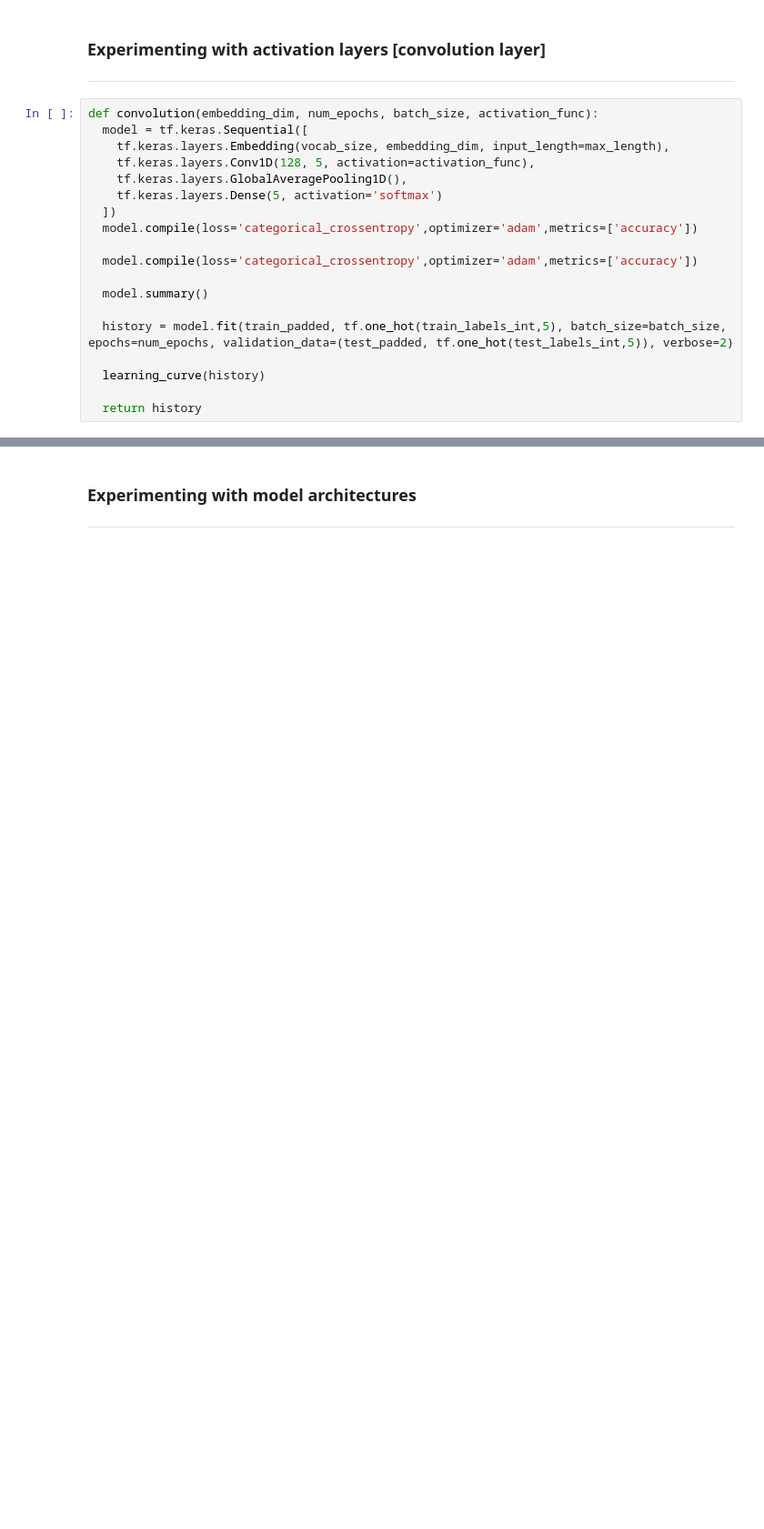
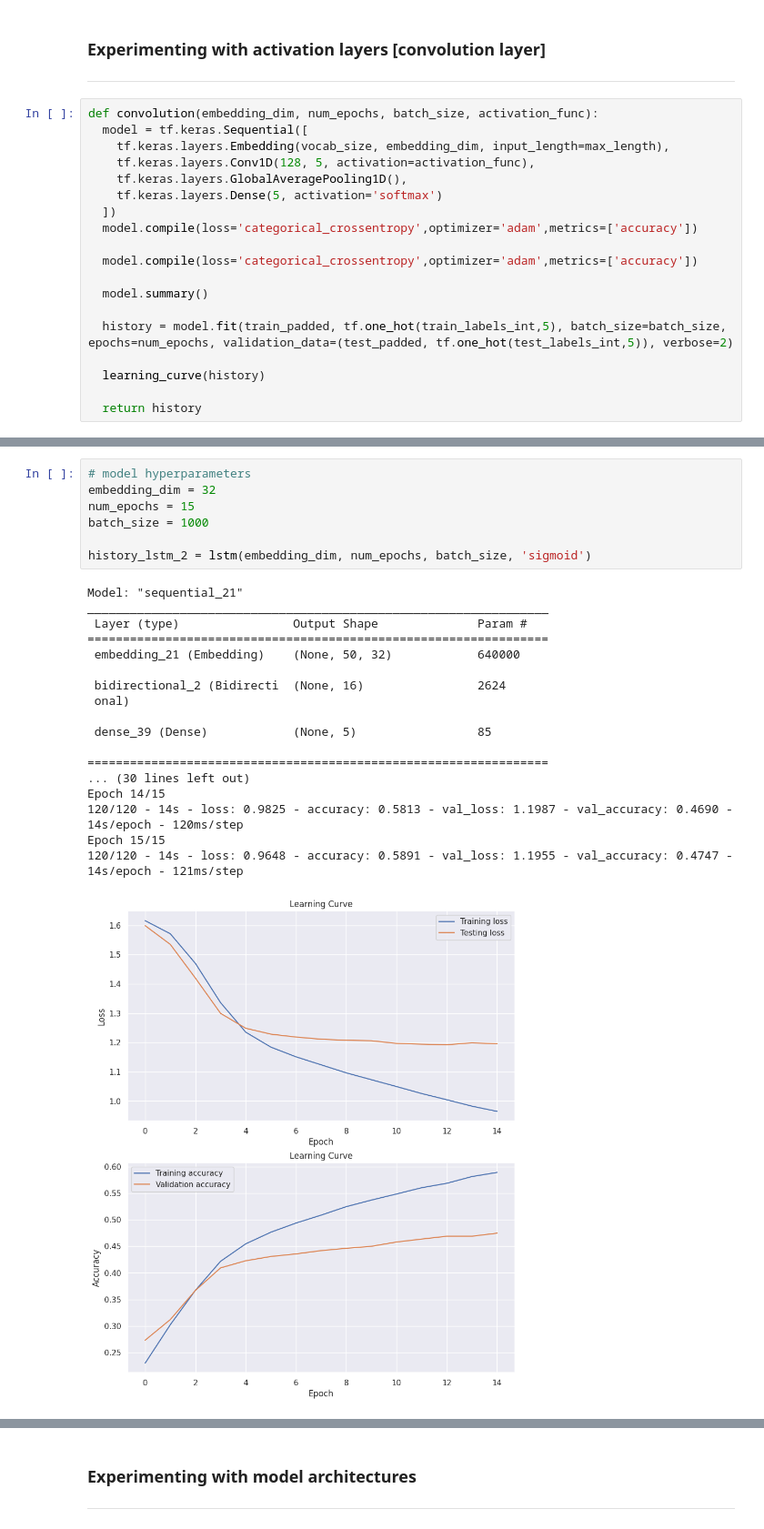
Before and after one commit to AmeerAliSaleem/MA4J5_Project, a Jupyter notebook: Ameer_Ali_Saleem_MA4J5_Main_Project.ipynb, the cells around one changed output, grey strips where cells are left out. Shown at 91% size. Drawn from its saved outputs; the diff is of its cells as text; blank space fills up the shorter version.

```diff
--- a/Ameer_Ali_Saleem_MA4J5_Main_Project.ipynb
+++ b/Ameer_Ali_Saleem_MA4J5_Main_Project.ipynb
@@ -817,0 +865,26 @@ plt.show()
+# %%
+# model hyperparameters
+embedding_dim = 32
+num_epochs = 15
+batch_size = 1000
+
+history_lstm_2 = lstm(embedding_dim, num_epochs, batch_size, 'sigmoid')
+# %% [output]
+Model: "sequential_21"
+_________________________________________________________________
+ Layer (type)                Output Shape              Param #
+=================================================================
+ embedding_21 (Embedding)    (None, 50, 32)            640000
+
+ bidirectional_2 (Bidirecti  (None, 16)                2624
+ onal)
+
+ dense_39 (Dense)            (None, 5)                 85
+
+=================================================================
+... (30 lines left out)
+Epoch 14/15
+120/120 - 14s - loss: 0.9825 - accuracy: 0.5813 - val_loss: 1.1987 - val_accuracy: 0.4690 - 14s/epoch - 120ms/step
+Epoch 15/15
+120/120 - 14s - loss: 0.9648 - accuracy: 0.5891 - val_loss: 1.1955 - val_accuracy: 0.4747 - 14s/epoch - 121ms/step
+[figure, added]
```
Also changed, not shown: parts of 25 cells of this notebook.
